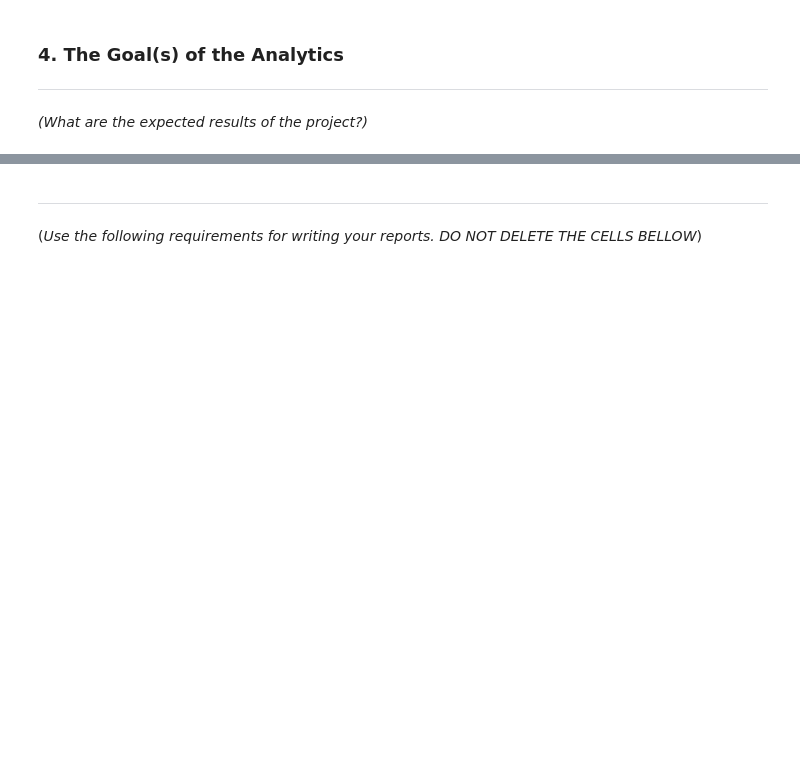
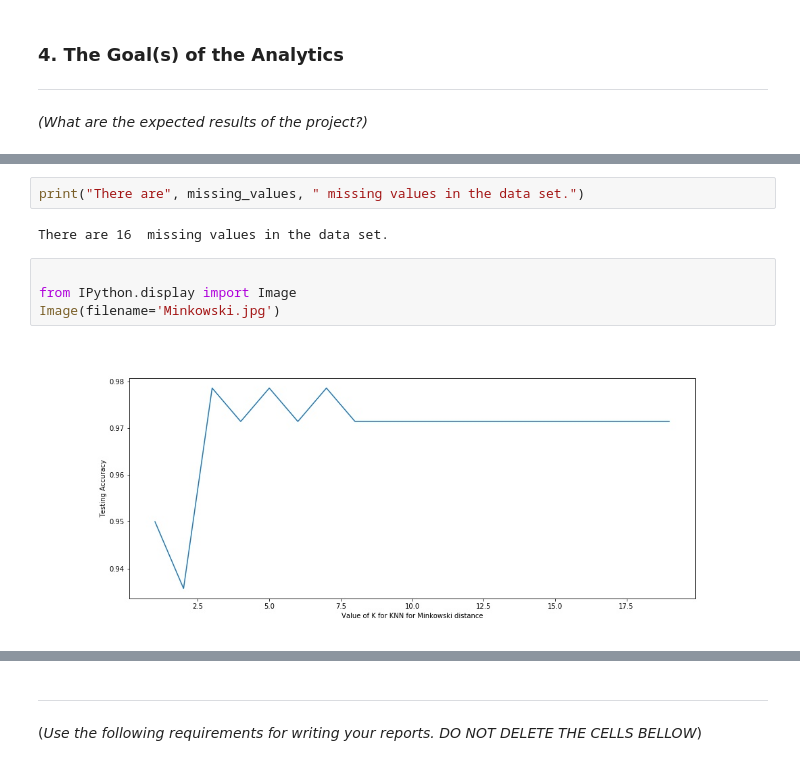
Before and after one commit to linhmai1603/info213, a Jupyter notebook: INFO213-Project-Proposal.ipynb, the cells around one changed output, grey strips where cells are left out. Saved outputs shown, nothing was run; the diff lists cells and outputs as text; blank space fills up the shorter version.

```diff
--- a/INFO213-Project-Proposal.ipynb
+++ b/INFO213-Project-Proposal.ipynb
@@ -33,0 +83,10 @@ You are asked to propose a final project and present in the class. This proposal
+# %%
+print("There are", missing_values, " missing values in the data set.")
+# %% [output]
+There are 16  missing values in the data set.
+# %%
+
+from IPython.display import Image
+Image(filename='Minkowski.jpg')
+# %% [output]
+[figure, added]
```
Also changed, not shown: parts of 11 cells of this notebook, 9 other files.
